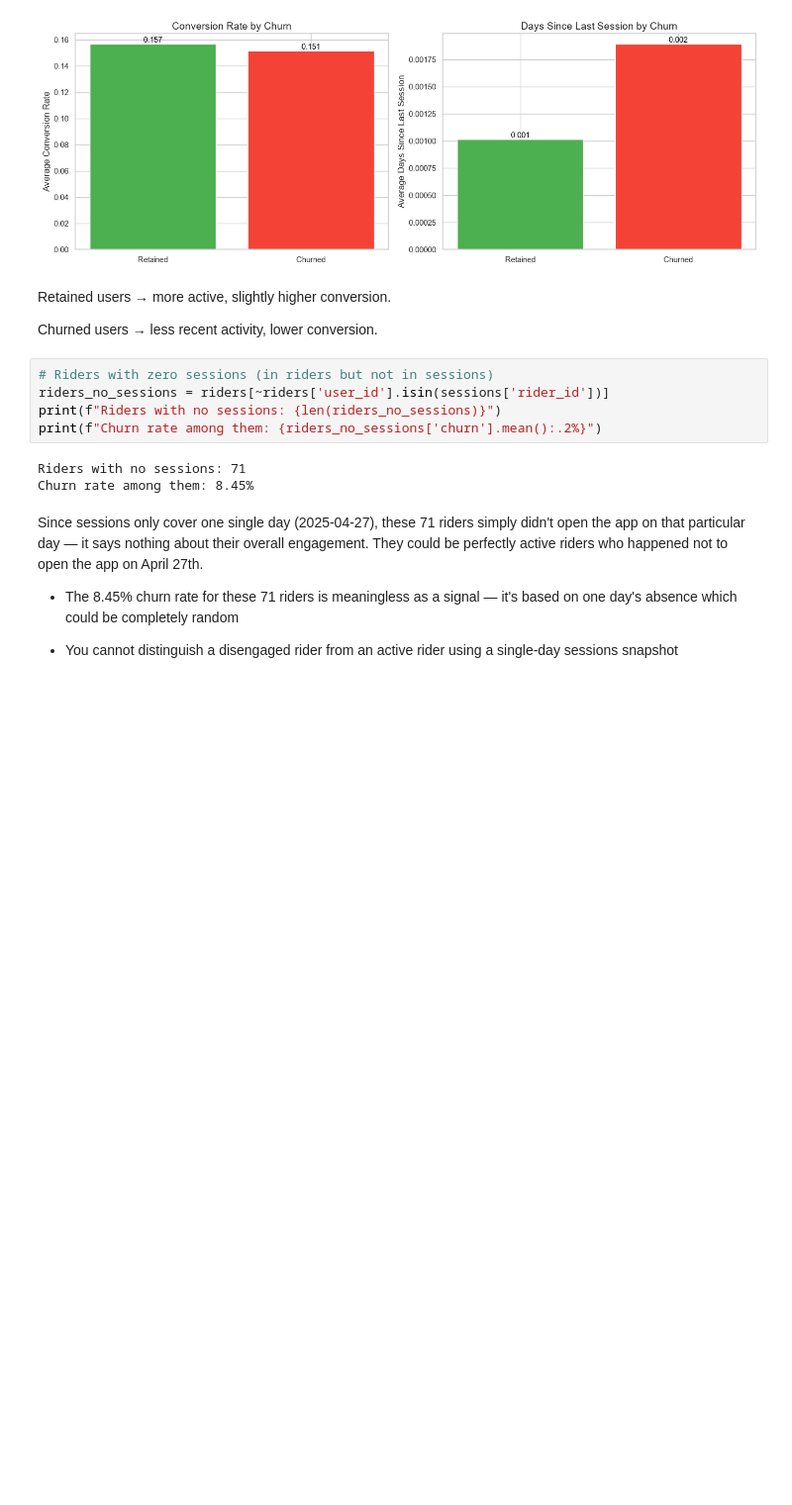
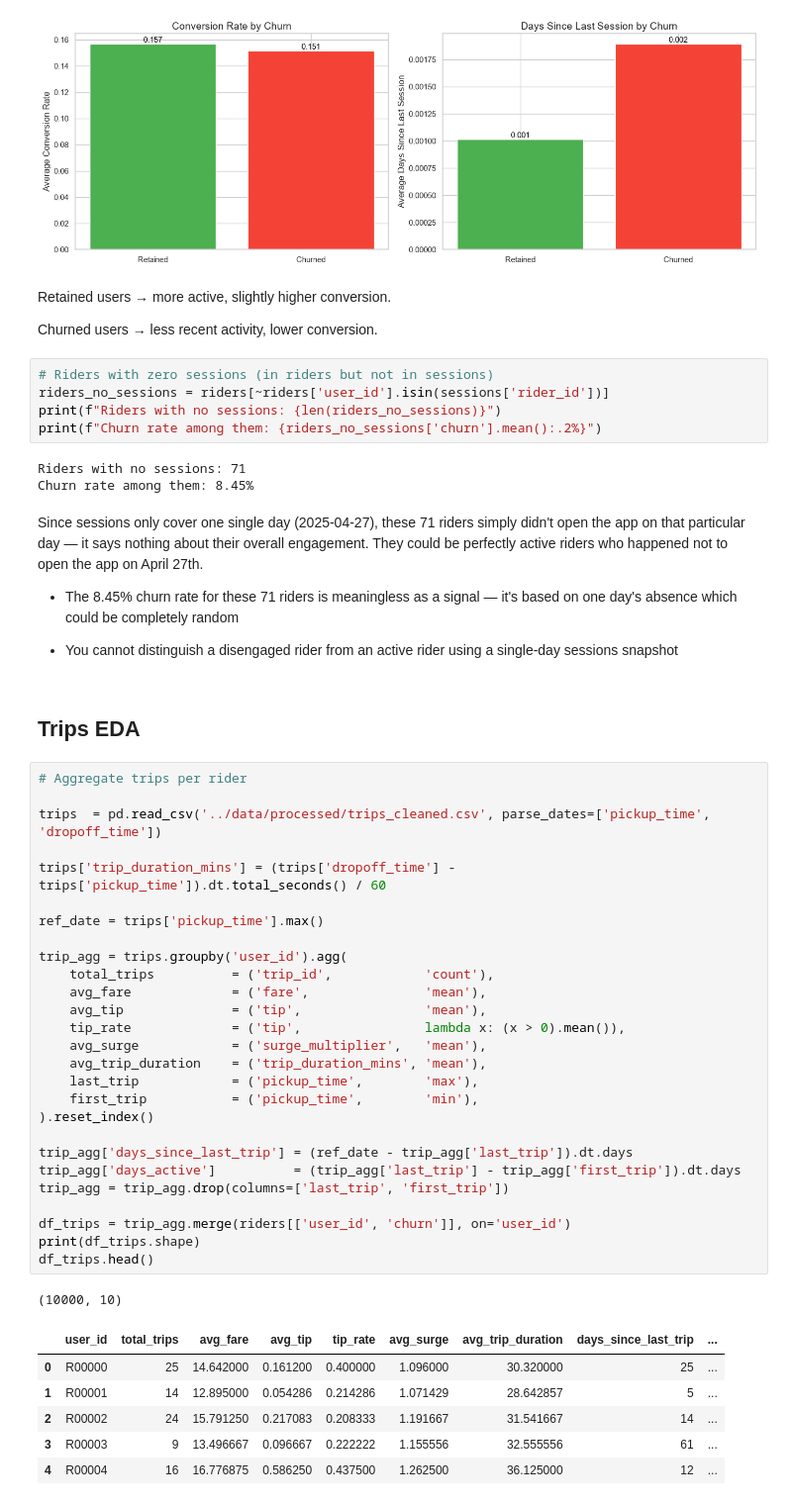
Before and after one commit to esosaomwanghe/ridewise_churnprediction, a Jupyter notebook: notebook/eda.ipynb, the cells around one changed output. Shown at 99% size. Saved outputs shown, nothing was run; the diff lists cells and outputs as text; blank space fills up the shorter version.

```diff
--- a/notebook/eda.ipynb
+++ b/notebook/eda.ipynb
@@ -647,3 +647,40 @@ Since sessions only cover one single day (2025-04-27), these 71 riders simply di
 - The 8.45% churn rate for these 71 riders is meaningless as a signal — it's based on one day's absence which could be completely random
 
 - You cannot distinguish a disengaged rider from an active rider using a single-day sessions snapshot
+# %% [markdown]
+## Trips EDA
+# %%
+# Aggregate trips per rider
+
+trips  = pd.read_csv('../data/processed/trips_cleaned.csv', parse_dates=['pickup_time', 'dropoff_time'])
+
+trips['trip_duration_mins'] = (trips['dropoff_time'] - trips['pickup_time']).dt.total_seconds() / 60
+
+ref_date = trips['pickup_time'].max()
+
+trip_agg = trips.groupby('user_id').agg(
+    total_trips          = ('trip_id',            'count'),
+    avg_fare             = ('fare',               'mean'),
+    avg_tip              = ('tip',                'mean'),
+    tip_rate             = ('tip',                lambda x: (x > 0).mean()),
+    avg_surge            = ('surge_multiplier',   'mean'),
+    avg_trip_duration    = ('trip_duration_mins', 'mean'),
+    last_trip            = ('pickup_time',        'max'),
+    first_trip           = ('pickup_time',        'min'),
+).reset_index()
+
+trip_agg['days_since_last_trip'] = (ref_date - trip_agg['last_trip']).dt.days
+trip_agg['days_active']          = (trip_agg['last_trip'] - trip_agg['first_trip']).dt.days
+trip_agg = trip_agg.drop(columns=['last_trip', 'first_trip'])
+
+df_trips = trip_agg.merge(riders[['user_id', 'churn']], on='user_id')
+print(df_trips.shape)
+df_trips.head()
+# %% [output]
+(10000, 10)
+|  | user_id | total_trips | avg_fare | avg_tip | tip_rate | avg_surge | avg_trip_duration | days_since_last_trip | ... |
+| 0 | R00000 | 25 | 14.642000 | 0.161200 | 0.400000 | 1.096000 | 30.320000 | 25 | ... |
+| 1 | R00001 | 14 | 12.895000 | 0.054286 | 0.214286 | 1.071429 | 28.642857 | 5 | ... |
+| 2 | R00002 | 24 | 15.791250 | 0.217083 | 0.208333 | 1.191667 | 31.541667 | 14 | ... |
+| 3 | R00003 | 9 | 13.496667 | 0.096667 | 0.222222 | 1.155556 | 32.555556 | 61 | ... |
+| 4 | R00004 | 16 | 16.776875 | 0.586250 | 0.437500 | 1.262500 | 36.125000 | 12 | ... |
```
Also changed, not shown: parts of 10 cells of this notebook.
